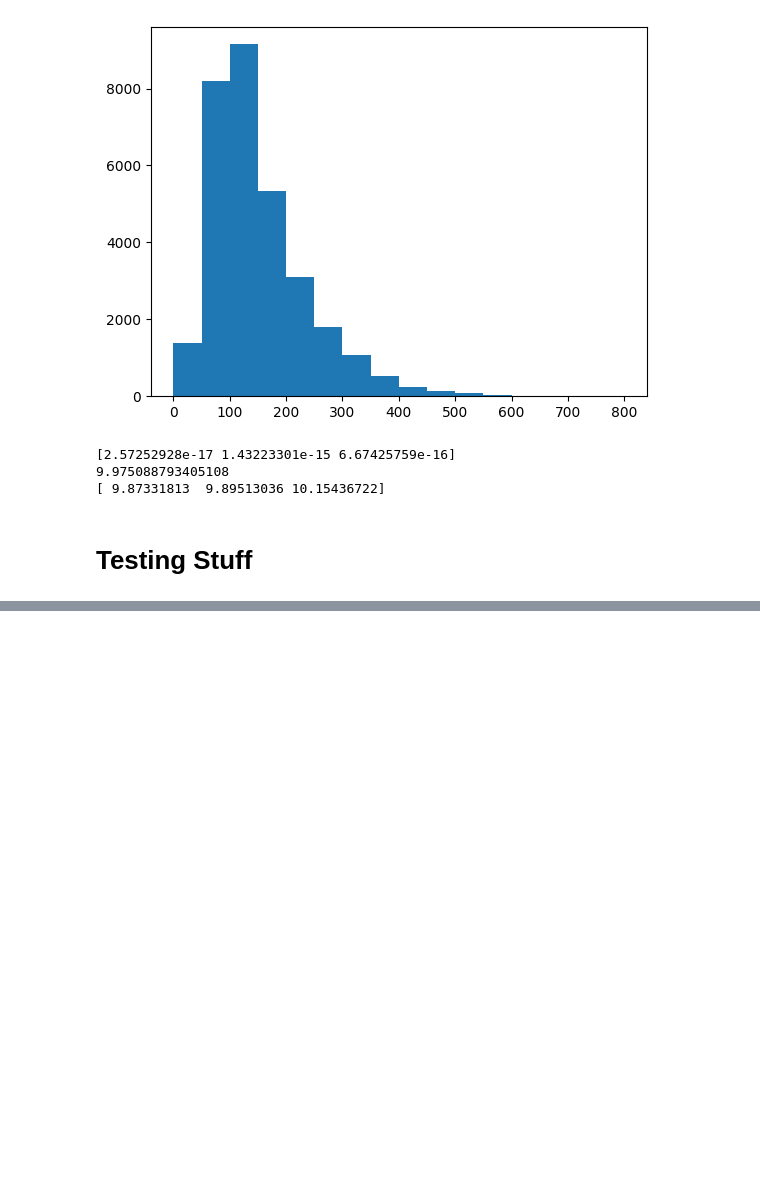
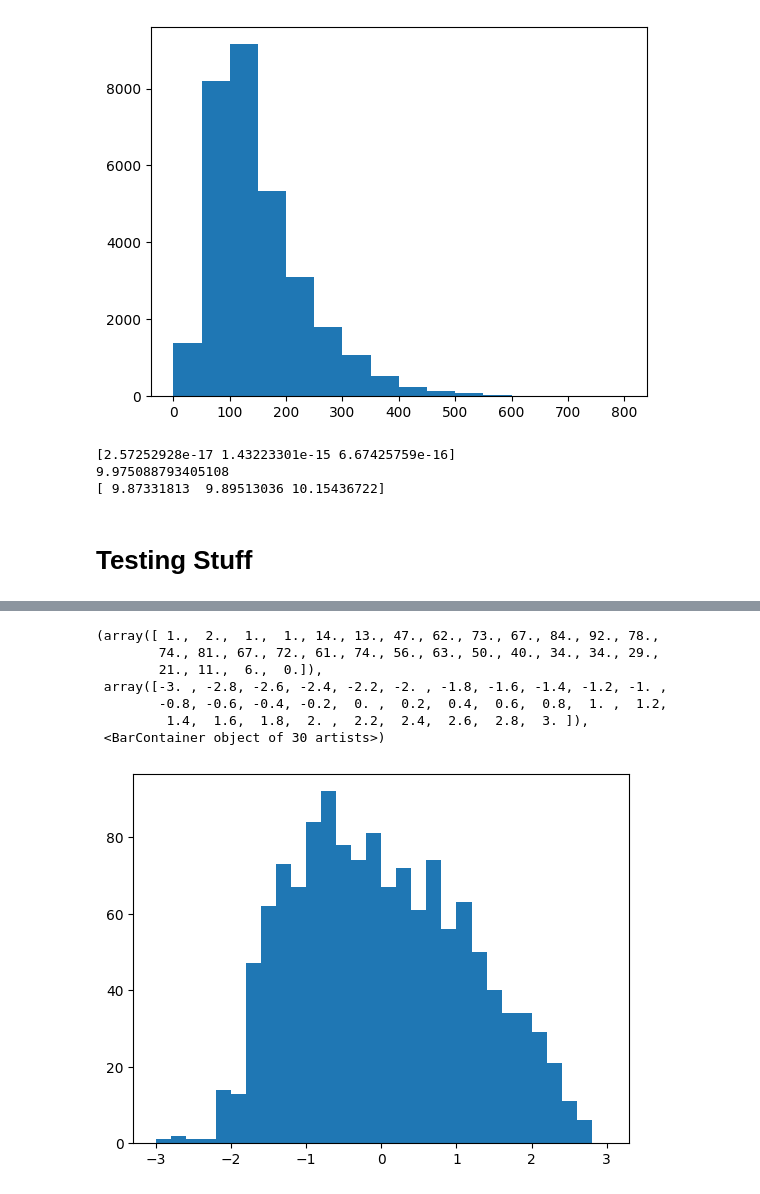
Before and after one commit to helloimsc/protein-coordinates, a Jupyter notebook: data_processing.ipynb, the cells around one changed output, grey strips where cells are left out. Saved outputs shown, nothing was run; the diff lists cells and outputs as text; code cells hidden in the pictures; blank space fills up the shorter version.

```diff
--- a/data_processing.ipynb
+++ b/data_processing.ipynb
@@ -98,0 +209,11 @@ with open('clean_pdb_id.txt', 'w') as f:
+# %%
+plt.hist(x_pert.flatten(end_dim=-2)[:,1],bins=30,range=(-3,3))
+# %% [output]
+(array([ 1.,  2.,  1.,  1., 14., 13., 47., 62., 73., 67., 84., 92., 78.,
+        74., 81., 67., 72., 61., 74., 56., 63., 50., 40., 34., 34., 29.,
+        21., 11.,  6.,  0.]),
+ array([-3. , -2.8, -2.6, -2.4, -2.2, -2. , -1.8, -1.6, -1.4, -1.2, -1. ,
+        -0.8, -0.6, -0.4, -0.2,  0. ,  0.2,  0.4,  0.6,  0.8,  1. ,  1.2,
+         1.4,  1.6,  1.8,  2. ,  2.2,  2.4,  2.6,  2.8,  3. ]),
+ <BarContainer object of 30 artists>)
+[figure, added]
```
Also changed, not shown: parts of 12 cells of this notebook, 1 other file.
